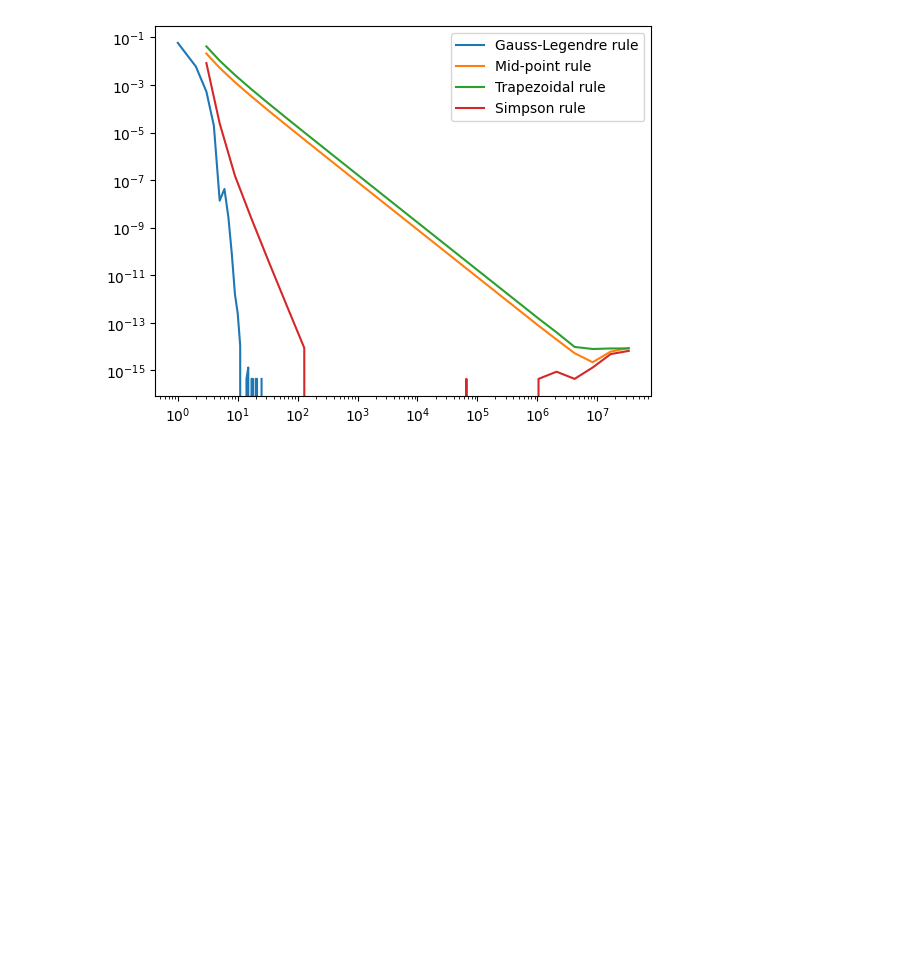
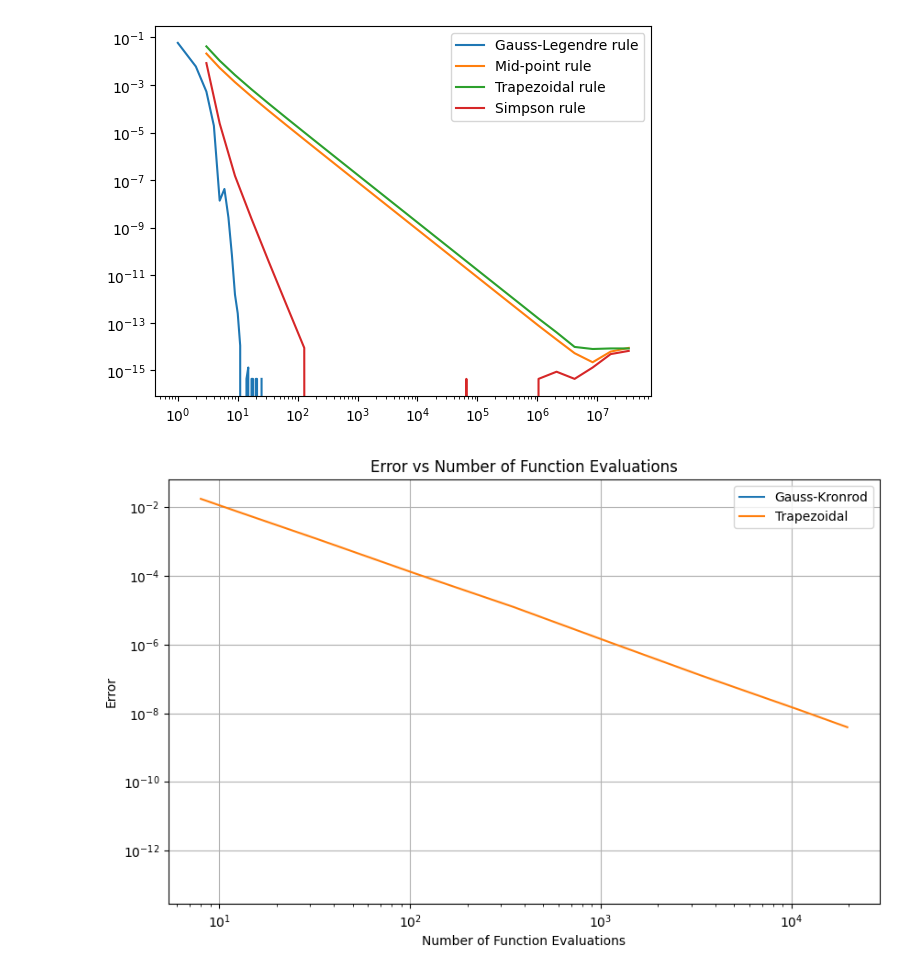
Before and after one commit to Fisieekk/MOwNiT, a Jupyter notebook: Lab7/1.ipynb, the cells around one changed output. Saved outputs shown, nothing was run; the diff lists cells and outputs as text; code cells hidden in the pictures; blank space fills up the shorter version.

```diff
--- a/Lab7/1.ipynb
+++ b/Lab7/1.ipynb
@@ -121 +124,15 @@ def integrator(f,exact):
     return errors_gk, evaluations_gk, errors_trap, evaluations_trap
+# %%
+errors_gk1, evaluations_gk1, errors_trap1, evaluations_trap1 = integrator_f1_f2(f1)
+x=np.arange(15)
+plt.figure(figsize=(10, 6))
+plt.loglog(evaluations_gk1, errors_gk1, label='Gauss-Kronrod')
+plt.loglog(evaluations_trap1, errors_trap1, label='Trapezoidal')
+plt.xlabel('Number of Function Evaluations')
+plt.ylabel('Error')
+plt.title('Error vs Number of Function Evaluations')
+plt.legend()
+plt.grid(True)
+plt.show()
+# %% [output]
+[figure, added]
```
Also changed, not shown: parts of 8 cells of this notebook, 1 other file.
